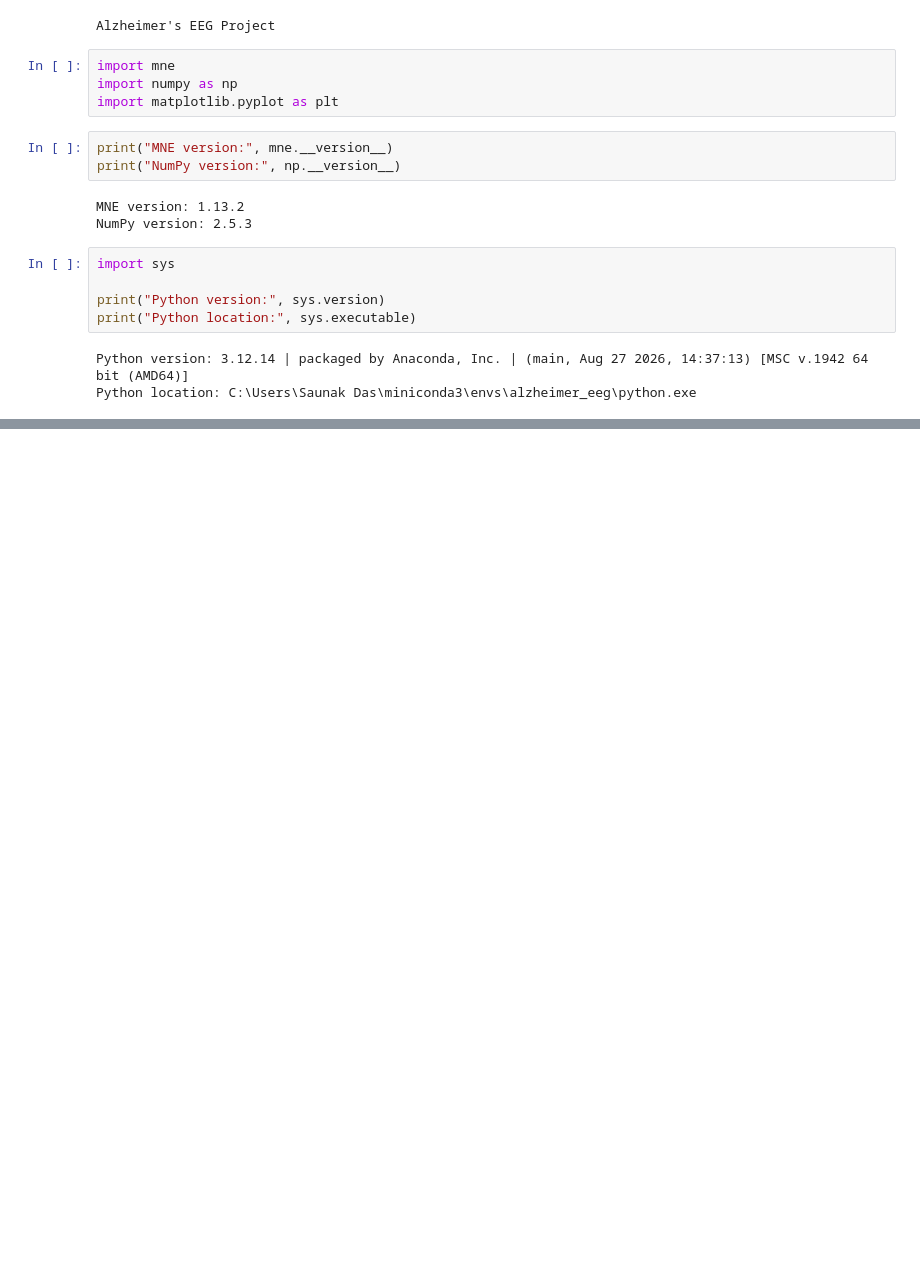
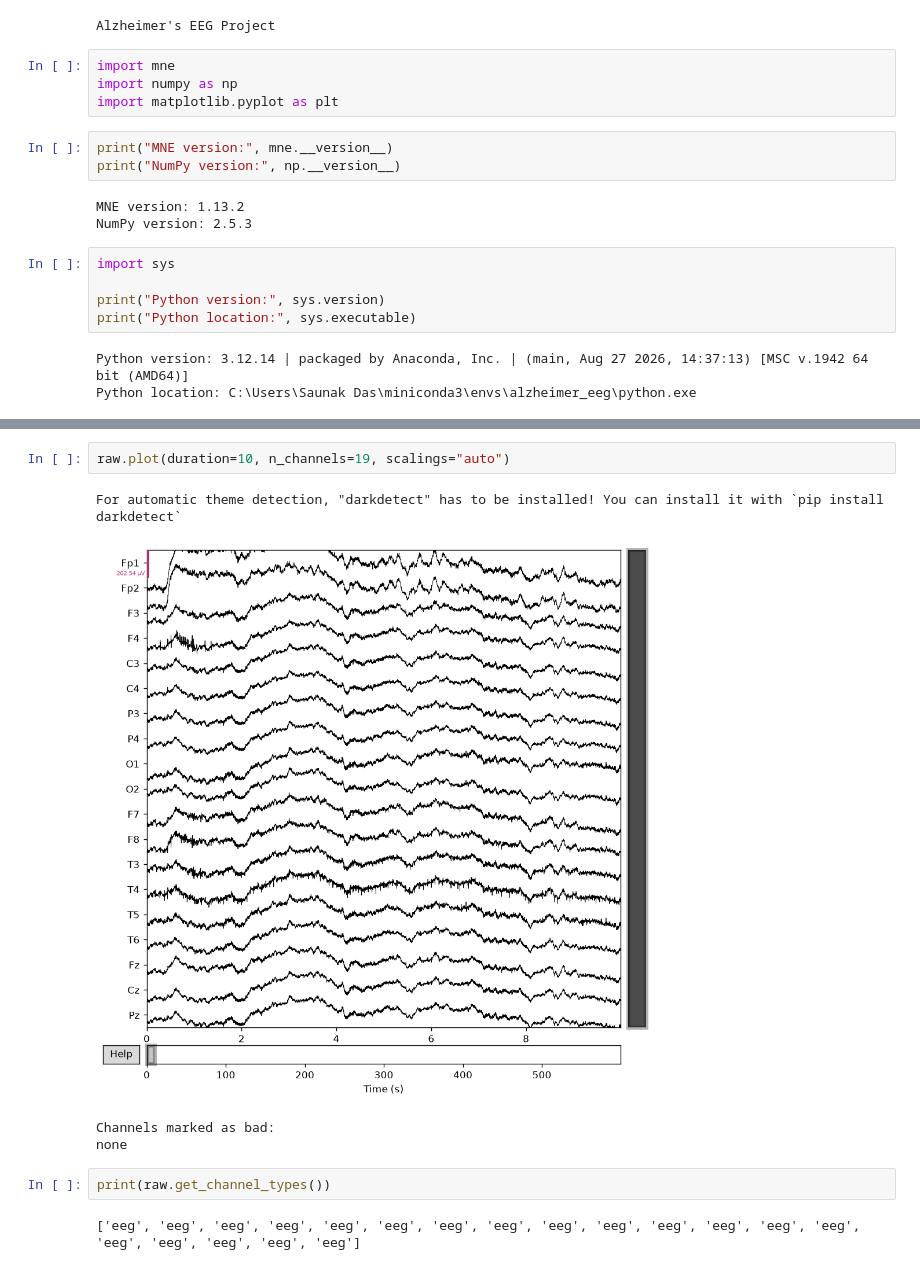
Before and after one commit to saunakdas16/alzheimers-eeg-ml, a Jupyter notebook: notebooks/01_data_exploration.ipynb, the cells around one changed output, grey strips where cells are left out. Cells and saved outputs as stored; diff of their text form; blank space fills up the shorter version.

```diff
--- a/notebooks/01_data_exploration.ipynb
+++ b/notebooks/01_data_exploration.ipynb
@@ -22,0 +207,11 @@ Python location: C:\Users\Saunak Das\miniconda3\envs\alzheimer_eeg\python.exe
+# %%
+raw.plot(duration=10, n_channels=19, scalings="auto")
+# %% [output]
+For automatic theme detection, "darkdetect" has to be installed! You can install it with `pip install darkdetect`
+[figure, added]
+Channels marked as bad:
+none
+# %%
+print(raw.get_channel_types())
+# %% [output]
+['eeg', 'eeg', 'eeg', 'eeg', 'eeg', 'eeg', 'eeg', 'eeg', 'eeg', 'eeg', 'eeg', 'eeg', 'eeg', 'eeg', 'eeg', 'eeg', 'eeg', 'eeg', 'eeg']
```
Also changed, not shown: parts of 51 cells of this notebook.
